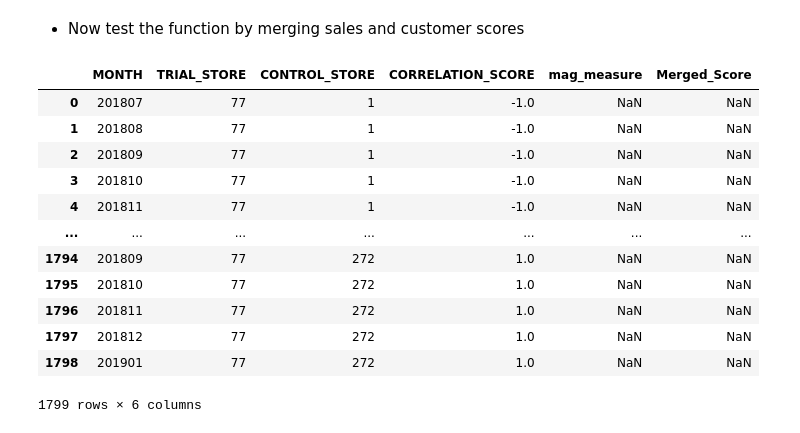
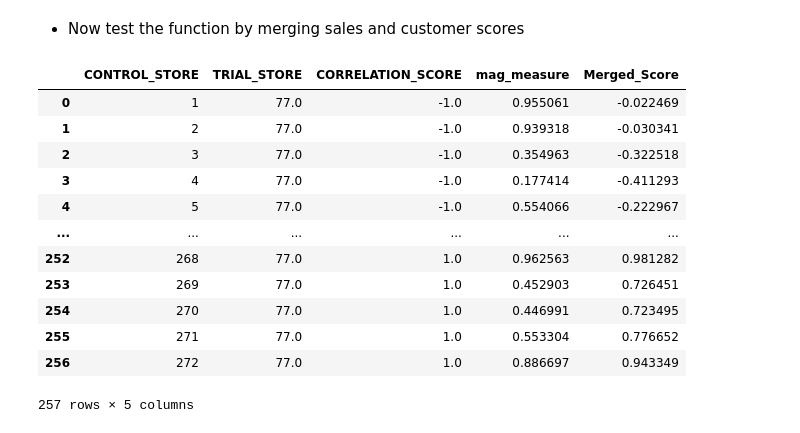
Before and after one commit to jontyj23/Quantium-Virtual-Internship, a Jupyter notebook: task2.ipynb, the cells around one changed output. Saved outputs shown, nothing was run; the diff lists cells and outputs as text; code cells hidden in the pictures.

```diff
--- a/task2.ipynb
+++ b/task2.ipynb
@@ -226,16 +166,15 @@ dtype: object
 # %% [markdown]
 - We can also calculate a standardised metric based on the absolute difference between the trial store's performance and each control store's performance
 # %%
-# Calculate magnitude distance
-def calculateMagnitudeDistance (metricCol, storeComparison, inputTable = preTrialMeasures):
+def calculateMagnitudeDistance(metricCol, storeComparison, inputTable = preTrialMeasures):
     controlStores = inputTable[~inputTable['STORE_NBR'].isin([77, 86, 88])]['STORE_NBR'].unique()
-    calcDistTable = pd.DataFrame(columns= ['MONTH', 'TRIAL_STORE', 'CONTROL_STORE', 'MEASURE'])
+    calcDistTable = pd.DataFrame()
 
     for control in controlStores:
         calculatedMeasure = pd.DataFrame(columns= ['MONTH', 'TRIAL_STORE', 'CONTROL_STORE', 'MEASURE'])
         calculatedMeasure['MONTH'] = list(inputTable[inputTable['STORE_NBR'] == storeComparison]['MONTH'])
         calculatedMeasure['TRIAL_STORE'] = storeComparison
         calculatedMeasure['CONTROL_STORE'] = control
-        calculatedMeasure['MEASURE']  = abs(inputTable[inputTable['STORE_NBR'] == storeComparison][metricCol] - inputTable[inputTable['STORE_NBR'] == control].reset_index()[metricCol])
+        calculatedMeasure['MEASURE'] = abs(inputTable[inputTable['STORE_NBR'] == storeComparison].reset_index()[metricCol] - inputTable[inputTable['STORE_NBR'] == control].reset_index()[metricCol])
         calcDistTable = pd.concat([calcDistTable, calculatedMeasure])
     return calcDistTable
@@ -244,7 +180,0 @@ def calculateMagnitudeDistance (metricCol, storeComparison, inputTable = preTria
-# %%
-# Create magnitude distance table
-calcDistTable = pd.DataFrame(columns= ['MONTH', 'TRIAL_STORE', 'CONTROL_STORE', 'MEASURE'])
-for trial_num in [77, 86, 88]:
-    calcDistTable = pd.concat([calcDistTable, calculateMagnitudeDistance(['totSales', 'nCustomers', 'nTxnPerCust', 'nChipsPerTxn', 'avgPricePerUnit'], trial_num)])
-
-calcDistTable
@@ -272,9 +198,8 @@ def minMaxDist(calcDistTable):
 
     # Calculate the magnitude MEASURE
     distTable['mag_measure'] = 1 - (distTable['MEASURE'] - distTable['minDist']) / (distTable['maxDist'] - distTable['minDist'])
-    distTable = distTable.drop(columns=['maxDist', 'minDist', 'MEASURE'])
-    distTable = distTable.sort_values(['TRIAL_STORE', 'CONTROL_STORE', 'MONTH'])
-    return distTable
+    finalDistTable = distTable.groupby(['CONTROL_STORE', 'TRIAL_STORE'])['mag_measure'].mean().reset_index()
+    return finalDistTable
 # %% [markdown]
 Now we can put the funtions to use calculating the metrics in specificity
 # %% [markdown]
@@ -379,25 +280,25 @@ dtype: object
 def merge_calcs(metricCol, storeComparison):
     corr = calculateCorrelation(metricCol, storeComparison)
     magnitude = minMaxDist(calculateMagnitudeDistance(metricCol, storeComparison))
-    combine = pd.merge(corr, magnitude, on=['MONTH', 'TRIAL_STORE', 'CONTROL_STORE'])
+    combine = corr.merge(magnitude, on=['TRIAL_STORE', 'CONTROL_STORE'])
     combine['Merged_Score'] = 0.5 * combine['CORRELATION_SCORE'] + 0.5 * combine['mag_measure']
     return combine
 # %% [markdown]
 - Now test the function by merging sales and customer scores
 # %%
-scoreControl = merge_calcs(['totSales'], 77)
-scoreControl
+scoreNSales = merge_calcs(['totSales'], 77)
+scoreNSales
 # %% [output]
-|  | MONTH | TRIAL_STORE | CONTROL_STORE | CORRELATION_SCORE | mag_measure | Merged_Score |
-| 0 | 201807 | 77 | 1 | -1.0 | NaN | NaN |
-| 1 | 201808 | 77 | 1 | -1.0 | NaN | NaN |
-| 2 | 201809 | 77 | 1 | -1.0 | NaN | NaN |
-| 3 | 201810 | 77 | 1 | -1.0 | NaN | NaN |
-| 4 | 201811 | 77 | 1 | -1.0 | NaN | NaN |
-| ... | ... | ... | ... | ... | ... | ... |
-| 1794 | 201809 | 77 | 272 | 1.0 | NaN | NaN |
-| 1795 | 201810 | 77 | 272 | 1.0 | NaN | NaN |
-| 1796 | 201811 | 77 | 272 | 1.0 | NaN | NaN |
-| 1797 | 201812 | 77 | 272 | 1.0 | NaN | NaN |
-| 1798 | 201901 | 77 | 272 | 1.0 | NaN | NaN |
+|  | CONTROL_STORE | TRIAL_STORE | CORRELATION_SCORE | mag_measure | Merged_Score |
+| 0 | 1 | 77.0 | -1.0 | 0.955061 | -0.022469 |
+| 1 | 2 | 77.0 | -1.0 | 0.939318 | -0.030341 |
+| 2 | 3 | 77.0 | -1.0 | 0.354963 | -0.322518 |
+| 3 | 4 | 77.0 | -1.0 | 0.177414 | -0.411293 |
+| 4 | 5 | 77.0 | -1.0 | 0.554066 | -0.222967 |
+| ... | ... | ... | ... | ... | ... |
+| 252 | 268 | 77.0 | 1.0 | 0.962563 | 0.981282 |
+| 253 | 269 | 77.0 | 1.0 | 0.452903 | 0.726451 |
+| 254 | 270 | 77.0 | 1.0 | 0.446991 | 0.723495 |
+| 255 | 271 | 77.0 | 1.0 | 0.553304 | 0.776652 |
+| 256 | 272 | 77.0 | 1.0 | 0.886697 | 0.943349 |
-1799 rows × 6 columns
+257 rows × 5 columns
```
Also changed, not shown: parts of 25 cells of this notebook.
